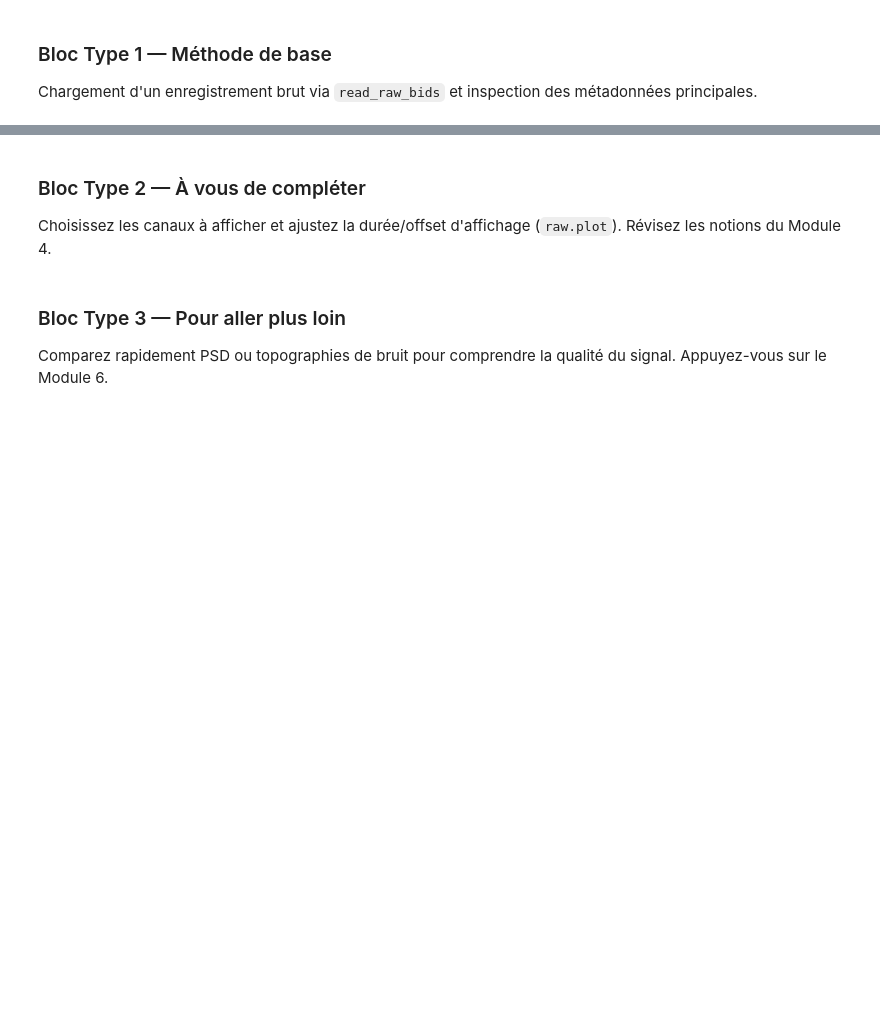
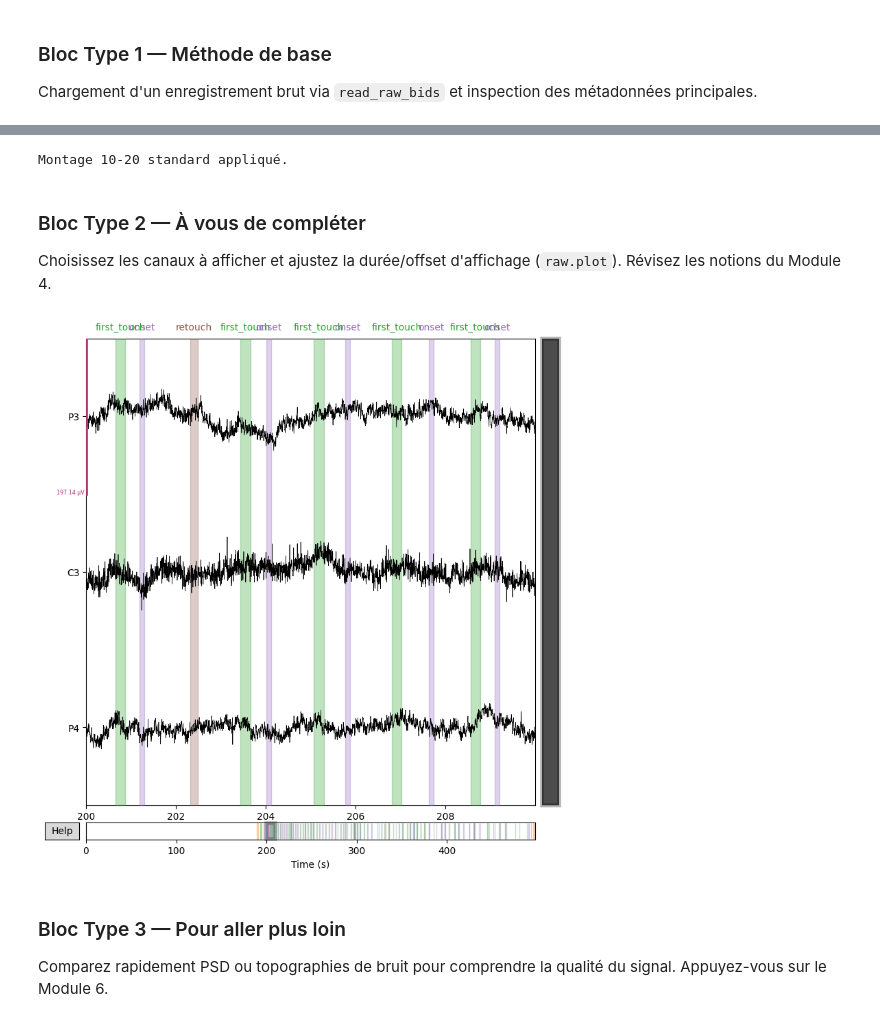
Before and after one commit to BabaSanfour/PSY2007D2025-Cours-UdeM, a Jupyter notebook: 01_preprocessing_notebook.ipynb, the cells around one changed output, grey strips where cells are left out. Saved outputs shown, nothing was run; the diff lists cells and outputs as text; code cells hidden in the pictures; blank space fills up the shorter version.

```diff
--- a/01_preprocessing_notebook.ipynb
+++ b/01_preprocessing_notebook.ipynb
@@ -177,12 +205,26 @@ raw.info
 # %%
-# Type 1 — Supprimer le canal 'Pz' (si présent) et mettre à jour la liste `canaux`
-if 'Pz' in raw.ch_names:
-    raw.drop_channels(['Pz'])
-    print("Canal 'Pz' supprimé de `raw`.")
-else:
-    print("Canal 'Pz' absent — rien à faire.")
+# Les données ont été reférencées en utilisant le canal 'Pz' comme référence.
+#
+# Le référencement est une étape importante en EEG. Il consiste à prendre en compte
+# que les potentiels mesurés sont relatifs à un point de référence commun.
+#
+# Pour éviter que ce canal de référence ('Pz') ne soit inclus par erreur
+# dans les analyses EEG ultérieures (ex: ICA), nous changeons son type en 'misc'.
+raw.set_channel_types({'Pz': 'misc'})
 
-# Mettre à jour la sélection de canaux si nécessaire
-if 'canaux' in globals():
-    canaux = [ch for ch in canaux if ch != 'Pz']
-    print('Liste `canaux` mise à jour :', canaux)
+
+# --- ALTERNATIVE (v1) ---
+# On pourrait aussi le supprimer complètement.
+# Pour cela, décommentez les lignes suivantes :
+
+# Supprimer le canal 'Pz' (s'il est présent)
+# if 'Pz' in raw.ch_names:
+#     raw.drop_channels(['Pz'])
+#     print("Canal 'Pz' supprimé de `raw`.")
+# else:
+#     print("Canal 'Pz' absent — rien à faire.")
+
+# # Mettre à jour la sélection de canaux si nécessaire
+# if 'canaux' in globals():
+#     canaux = [ch for ch in canaux if ch != 'Pz']
+#     print('Liste `canaux` mise à jour :', canaux)
@@ -189,18 +248,25 @@ if 'canaux' in globals():
+# %%
+# Ici, on ajoute le digitizer pour les positions 3D des électrodes.
+# Cela peut être utile pour certaines analyses (ex: plot_topomap).
+montage = mne.channels.make_standard_montage('standard_1020')
+raw.set_montage(montage)
+print('Montage 10-20 standard appliqué.')
+# %% [output]
+Montage 10-20 standard appliqué.
 # %% [markdown]
 ### Bloc Type 2 — À vous de compléter
 Choisissez les canaux à afficher et ajustez la durée/offset d'affichage (`raw.plot`). Révisez les notions du Module 4.
 # %%
 # TODO: parametrez les canaux et la duree de visualisation
 canaux = ['P3', 'C3', 'P4']  # remplacez par une selection pertinente, raw.chn_names peut aider
-duree = 60        # ex. 30, 60 ... (secondes)
+duree = 10        # ex. 30, 60 ... (secondes)
 debut = 200        # ex. 0 ou 60
-
-if duree == 'A_COMPLETER' or debut == 'A_COMPLETER':
-    raise ValueError('Definissez `duree` et `debut` avant de lancer ce bloc.')
 
 fig = raw.plot(picks=canaux, duration=float(duree), start=float(debut),
                scalings='auto', title='Signal brut Mario', show=False)
 plt.show()
+# %% [output]
+[figure, added]
 # %% [markdown]
 ### Bloc Type 3 — Pour aller plus loin
 Comparez rapidement PSD ou topographies de bruit pour comprendre la qualité du signal. Appuyez-vous sur le Module 6.
```
Also changed, not shown: parts of 28 cells of this notebook.
